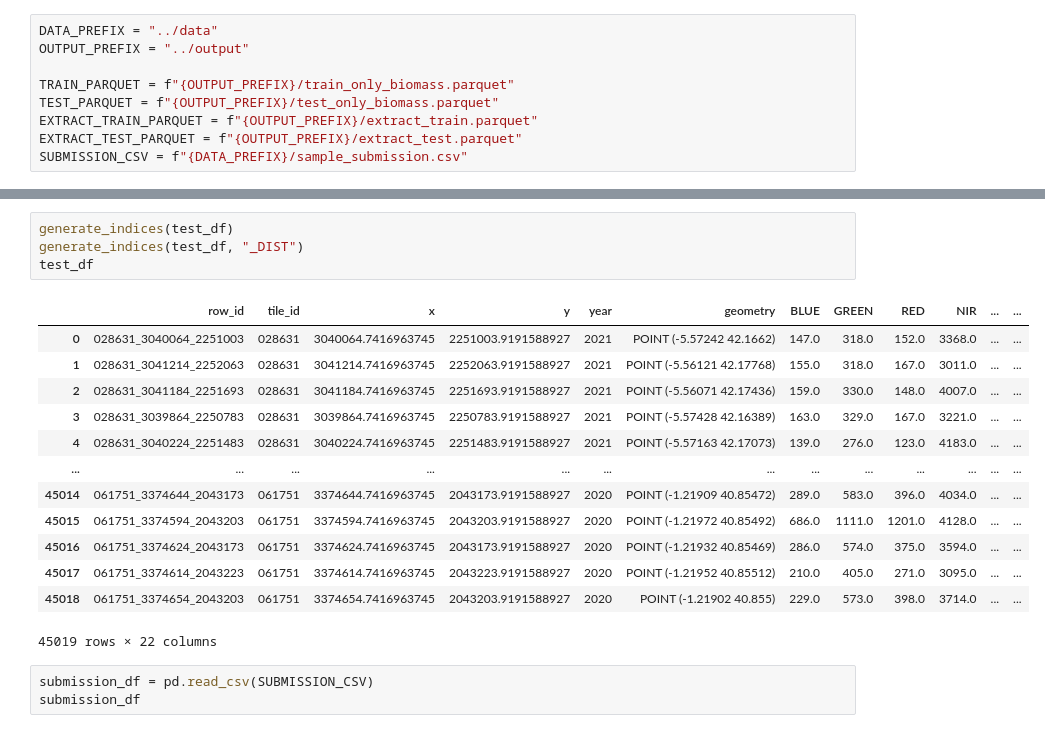
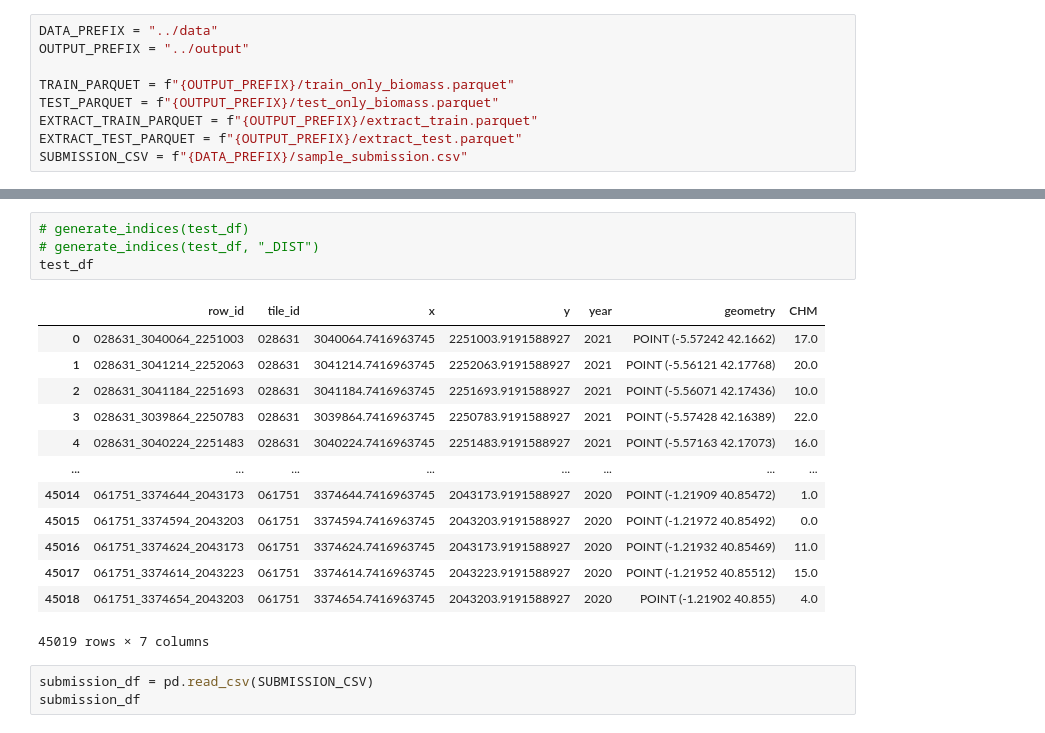
Before and after one commit to ramiqcom/opengeohub-summerschool-2026, a Jupyter notebook: notebook/3b.modelling.ipynb, the cells around one changed output, grey strips where cells are left out. Saved outputs shown, nothing was run; the diff lists cells and outputs as text.

```diff
--- a/notebook/3b.modelling.ipynb
+++ b/notebook/3b.modelling.ipynb
@@ -184,21 +143,21 @@ test_df
 # %%
-generate_indices(test_df)
-generate_indices(test_df, "_DIST")
+# generate_indices(test_df)
+# generate_indices(test_df, "_DIST")
 test_df
 # %% [output]
-|  | row_id | tile_id | x | y | year | geometry | BLUE | GREEN | RED | NIR | ... | ... |
-| 0 | 028631_3040064_2251003 | 028631 | 3040064.7416963745 | 2251003.9191588927 | 2021 | POINT (-5.57242 42.1662) | 147.0 | 318.0 | 152.0 | 3368.0 | ... | ... |
-| 1 | 028631_3041214_2252063 | 028631 | 3041214.7416963745 | 2252063.9191588927 | 2021 | POINT (-5.56121 42.17768) | 155.0 | 318.0 | 167.0 | 3011.0 | ... | ... |
-| 2 | 028631_3041184_2251693 | 028631 | 3041184.7416963745 | 2251693.9191588927 | 2021 | POINT (-5.56071 42.17436) | 159.0 | 330.0 | 148.0 | 4007.0 | ... | ... |
-| 3 | 028631_3039864_2250783 | 028631 | 3039864.7416963745 | 2250783.9191588927 | 2021 | POINT (-5.57428 42.16389) | 163.0 | 329.0 | 167.0 | 3221.0 | ... | ... |
-| 4 | 028631_3040224_2251483 | 028631 | 3040224.7416963745 | 2251483.9191588927 | 2021 | POINT (-5.57163 42.17073) | 139.0 | 276.0 | 123.0 | 4183.0 | ... | ... |
-| ... | ... | ... | ... | ... | ... | ... | ... | ... | ... | ... | ... | ... |
-| 45014 | 061751_3374644_2043173 | 061751 | 3374644.7416963745 | 2043173.9191588927 | 2020 | POINT (-1.21909 40.85472) | 289.0 | 583.0 | 396.0 | 4034.0 | ... | ... |
-| 45015 | 061751_3374594_2043203 | 061751 | 3374594.7416963745 | 2043203.9191588927 | 2020 | POINT (-1.21972 40.85492) | 686.0 | 1111.0 | 1201.0 | 4128.0 | ... | ... |
-| 45016 | 061751_3374624_2043173 | 061751 | 3374624.7416963745 | 2043173.9191588927 | 2020 | POINT (-1.21932 40.85469) | 286.0 | 574.0 | 375.0 | 3594.0 | ... | ... |
-| 45017 | 061751_3374614_2043223 | 061751 | 3374614.7416963745 | 2043223.9191588927 | 2020 | POINT (-1.21952 40.85512) | 210.0 | 405.0 | 271.0 | 3095.0 | ... | ... |
-| 45018 | 061751_3374654_2043203 | 061751 | 3374654.7416963745 | 2043203.9191588927 | 2020 | POINT (-1.21902 40.855) | 229.0 | 573.0 | 398.0 | 3714.0 | ... | ... |
+|  | row_id | tile_id | x | y | year | geometry | CHM |
+| 0 | 028631_3040064_2251003 | 028631 | 3040064.7416963745 | 2251003.9191588927 | 2021 | POINT (-5.57242 42.1662) | 17.0 |
+| 1 | 028631_3041214_2252063 | 028631 | 3041214.7416963745 | 2252063.9191588927 | 2021 | POINT (-5.56121 42.17768) | 20.0 |
+| 2 | 028631_3041184_2251693 | 028631 | 3041184.7416963745 | 2251693.9191588927 | 2021 | POINT (-5.56071 42.17436) | 10.0 |
+| 3 | 028631_3039864_2250783 | 028631 | 3039864.7416963745 | 2250783.9191588927 | 2021 | POINT (-5.57428 42.16389) | 22.0 |
+| 4 | 028631_3040224_2251483 | 028631 | 3040224.7416963745 | 2251483.9191588927 | 2021 | POINT (-5.57163 42.17073) | 16.0 |
+| ... | ... | ... | ... | ... | ... | ... | ... |
+| 45014 | 061751_3374644_2043173 | 061751 | 3374644.7416963745 | 2043173.9191588927 | 2020 | POINT (-1.21909 40.85472) | 1.0 |
+| 45015 | 061751_3374594_2043203 | 061751 | 3374594.7416963745 | 2043203.9191588927 | 2020 | POINT (-1.21972 40.85492) | 0.0 |
+| 45016 | 061751_3374624_2043173 | 061751 | 3374624.7416963745 | 2043173.9191588927 | 2020 | POINT (-1.21932 40.85469) | 11.0 |
+| 45017 | 061751_3374614_2043223 | 061751 | 3374614.7416963745 | 2043223.9191588927 | 2020 | POINT (-1.21952 40.85512) | 15.0 |
+| 45018 | 061751_3374654_2043203 | 061751 | 3374654.7416963745 | 2043203.9191588927 | 2020 | POINT (-1.21902 40.855) | 4.0 |
-45019 rows × 22 columns
+45019 rows × 7 columns
 # %%
 submission_df = pd.read_csv(SUBMISSION_CSV)
 submission_df
```
Also changed, not shown: parts of 11 cells of this notebook, 1 other file.
